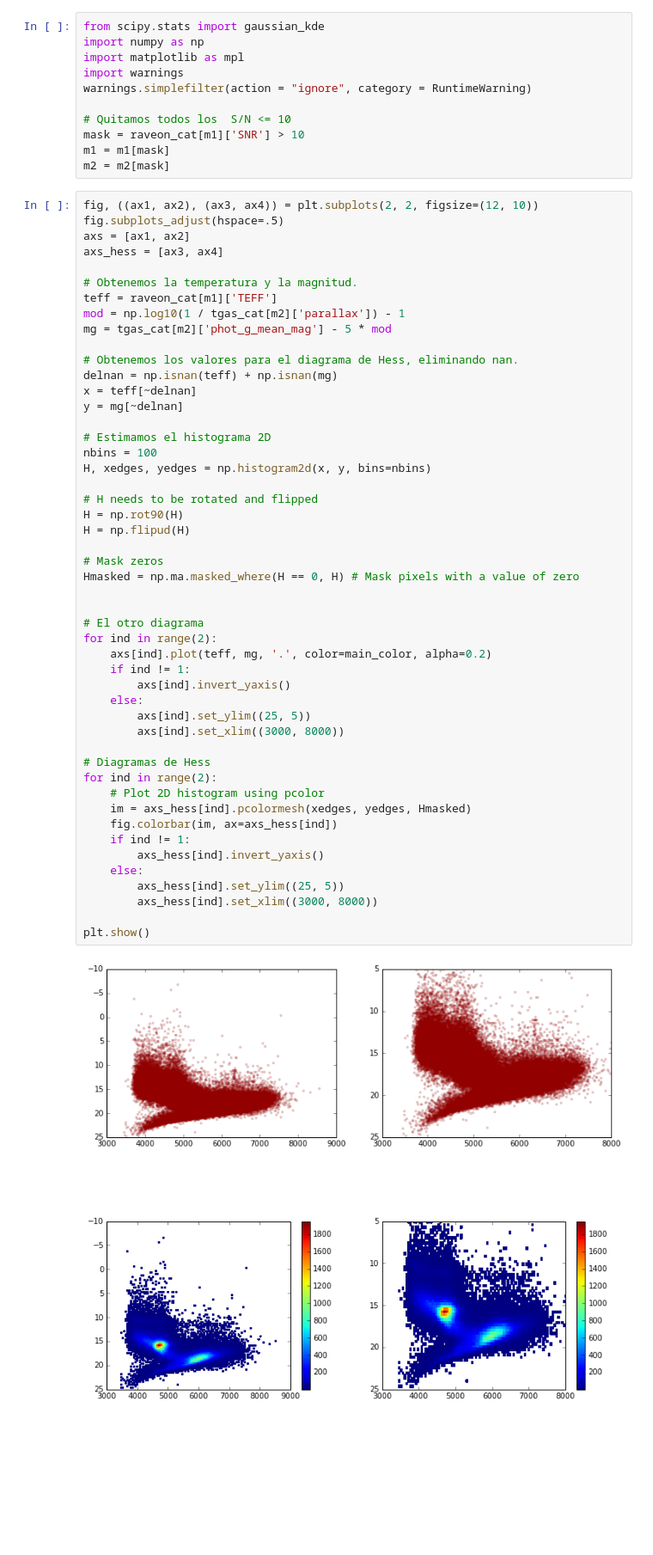
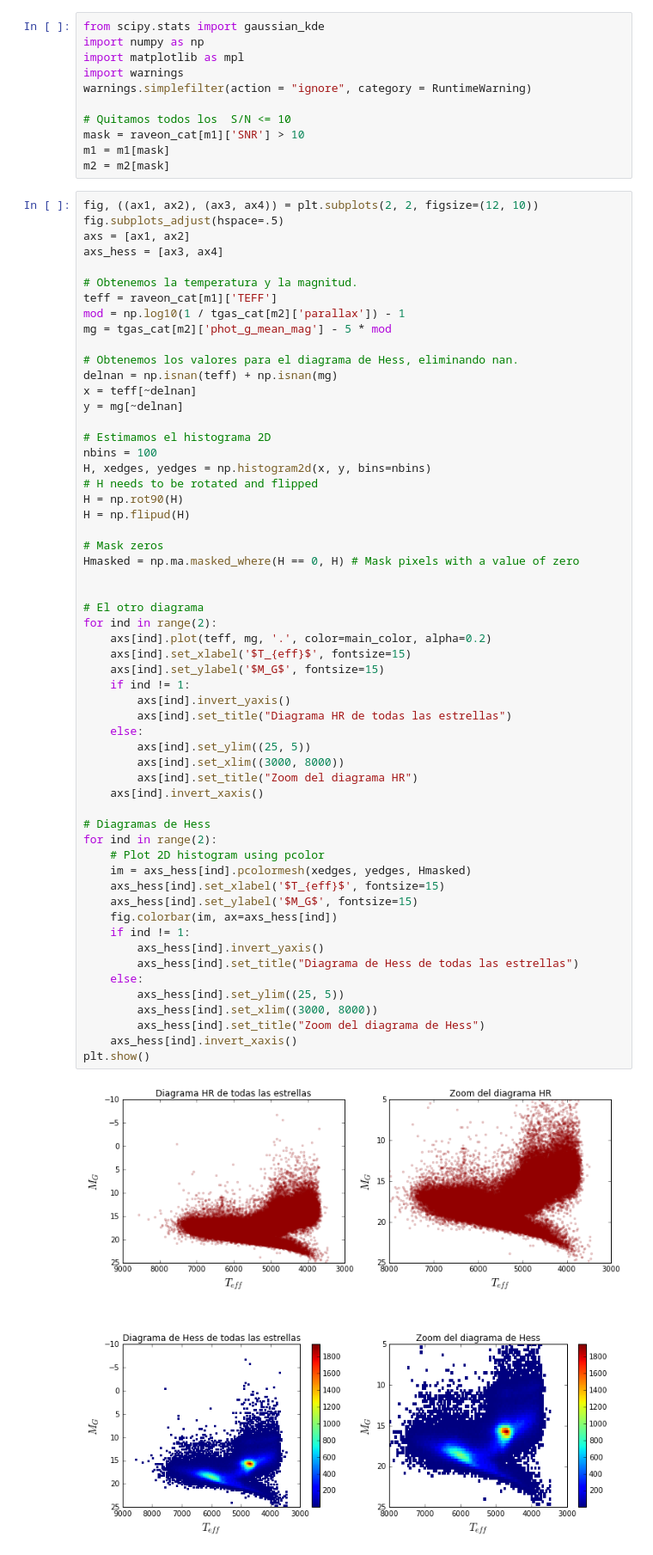
Before and after one commit to cjsantander/AST0421, a Jupyter notebook: Tarea3_Parte1/Tarea3_Parte1.ipynb, the cells around one changed output. Shown at 86% size. Cells and saved outputs as stored; diff of their text form; blank space fills up the shorter version.

```diff
--- a/Tarea3_Parte1/Tarea3_Parte1.ipynb
+++ b/Tarea3_Parte1/Tarea3_Parte1.ipynb
@@ -154,35 +154,43 @@ y = mg[~delnan]
 # Estimamos el histograma 2D
 nbins = 100
 H, xedges, yedges = np.histogram2d(x, y, bins=nbins)
-
 # H needs to be rotated and flipped
 H = np.rot90(H)
 H = np.flipud(H)
 
 # Mask zeros
 Hmasked = np.ma.masked_where(H == 0, H) # Mask pixels with a value of zero
 
 
 # El otro diagrama
 for ind in range(2):
     axs[ind].plot(teff, mg, '.', color=main_color, alpha=0.2)
+    axs[ind].set_xlabel('$T_{eff}$', fontsize=15)
+    axs[ind].set_ylabel('$M_G$', fontsize=15)
     if ind != 1:
         axs[ind].invert_yaxis()
+        axs[ind].set_title("Diagrama HR de todas las estrellas")
     else:
         axs[ind].set_ylim((25, 5))
         axs[ind].set_xlim((3000, 8000))
+        axs[ind].set_title("Zoom del diagrama HR")
+    axs[ind].invert_xaxis()
 
 # Diagramas de Hess
 for ind in range(2):
     # Plot 2D histogram using pcolor
     im = axs_hess[ind].pcolormesh(xedges, yedges, Hmasked)
+    axs_hess[ind].set_xlabel('$T_{eff}$', fontsize=15)
+    axs_hess[ind].set_ylabel('$M_G$', fontsize=15)
     fig.colorbar(im, ax=axs_hess[ind])
     if ind != 1:
         axs_hess[ind].invert_yaxis()
+        axs_hess[ind].set_title("Diagrama de Hess de todas las estrellas")
     else:
         axs_hess[ind].set_ylim((25, 5))
         axs_hess[ind].set_xlim((3000, 8000))
-
+        axs_hess[ind].set_title("Zoom del diagrama de Hess")
+    axs_hess[ind].invert_xaxis()
 plt.show()
 # %% [output]
-[figure, old version]
+[figure, new version]
```
Also changed, not shown: parts of 7 cells of this notebook.
